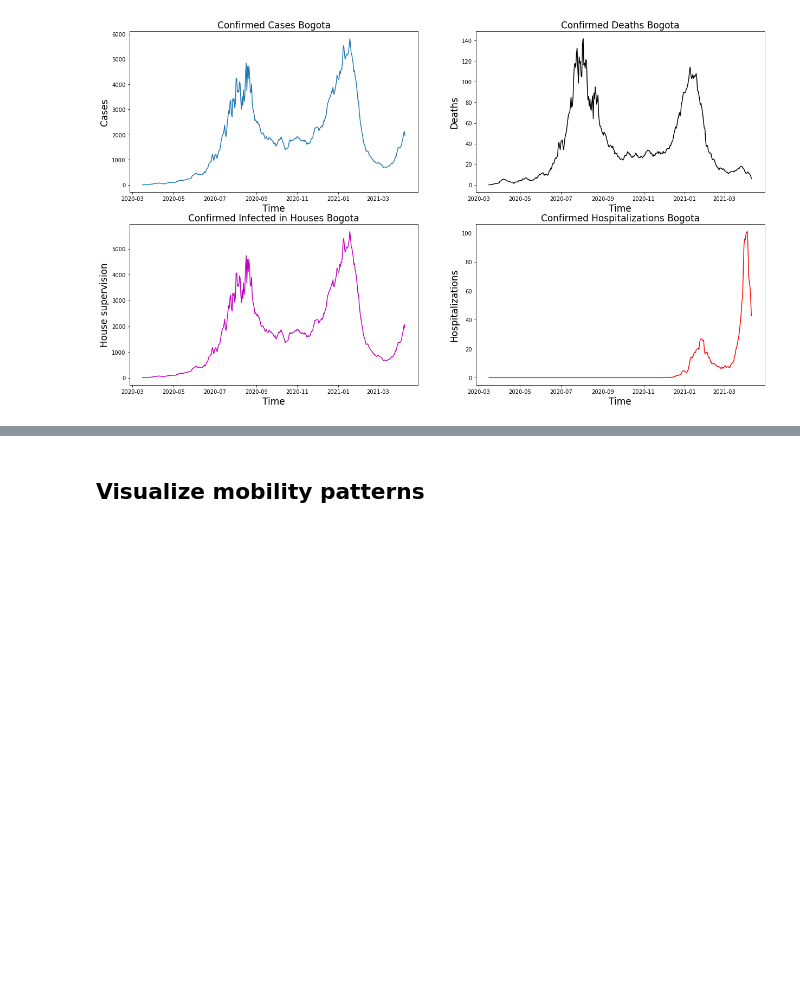
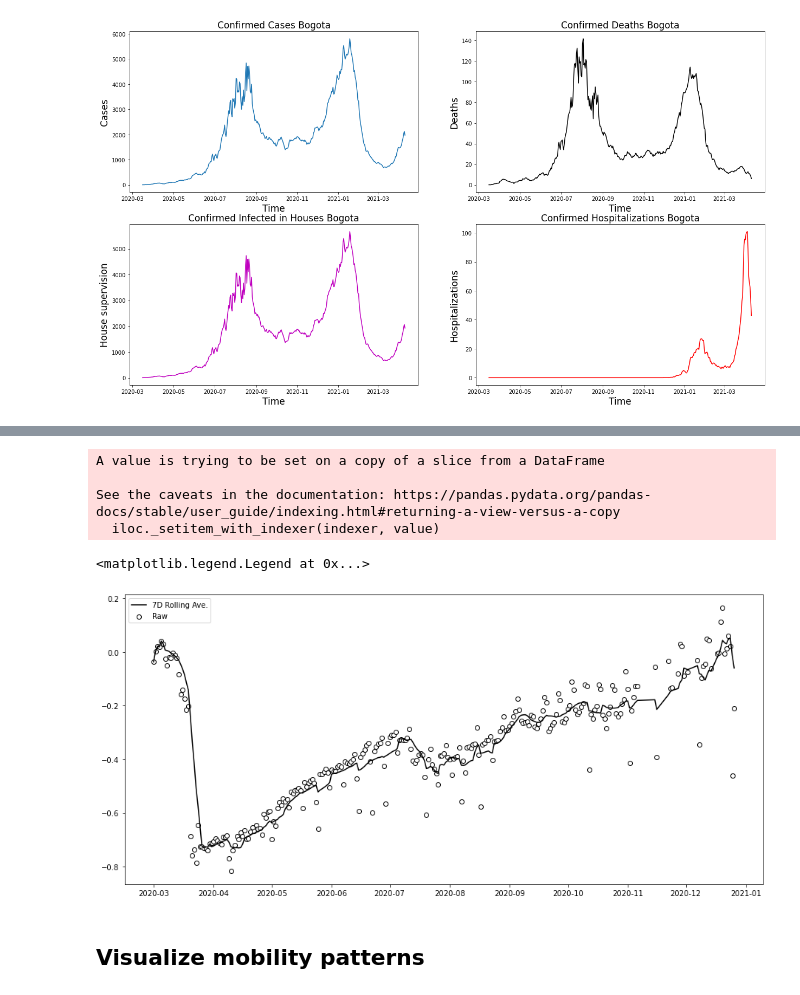
Before and after one commit to samueltof/covid19_forecast_ml, a Jupyter notebook: data_visualization.ipynb, the cells around one changed output, grey strips where cells are left out. Cells and saved outputs as stored; diff of their text form; code cells hidden in the pictures; blank space fills up the shorter version.

```diff
--- a/data_visualization.ipynb
+++ b/data_visualization.ipynb
@@ -55,3 +75,29 @@ plt.show()
+# %%
+import numpy as np
+rolling_window_size = 7     # days
+
+
+df_movement_range_raw = pd.read_csv(os.path.join(data_path, 'movement_range.csv'), parse_dates=['date_time']).set_index('poly_id')
+df_movement_raw       = pd.read_csv(os.path.join(data_path,'movement.csv'), parse_dates=['date_time']).set_index('start_poly_id')
+
+df_movement_range_raw = df_movement_range_raw.loc[11001].sort_values(by='date_time')
+df_movement_range_raw["7d_rolling"] = df_movement_range_raw['movement_change'].rolling(window=rolling_window_size).mean()
+
+df_movement_range_raw["7d_rolling"].iloc[:rolling_window_size-1] = df_movement_range_raw["movement_change"].iloc[:rolling_window_size-1]
+# %% [output]
+A value is trying to be set on a copy of a slice from a DataFrame
+
+See the caveats in the documentation: https://pandas.pydata.org/pandas-docs/stable/user_guide/indexing.html#returning-a-view-versus-a-copy
+  iloc._setitem_with_indexer(indexer, value)
+# %%
+fig, ax = plt.subplots(1, 1, figsize=(15.5, 7.2))
+ax.scatter(df_movement_range_raw.date_time, df_movement_range_raw["movement_change"], facecolor='w', edgecolors='k', label='Raw')
+ax.plot(df_movement_range_raw.date_time, df_movement_range_raw["7d_rolling"], color='k', label='7D Rolling Ave.')
+
+ax.legend()
+# %% [output]
+<matplotlib.legend.Legend at 0x...>
+[figure, added]
 # %% [markdown]
 ## Visualize mobility patterns
 # %%
```
Also changed, not shown: parts of 6 cells of this notebook.
